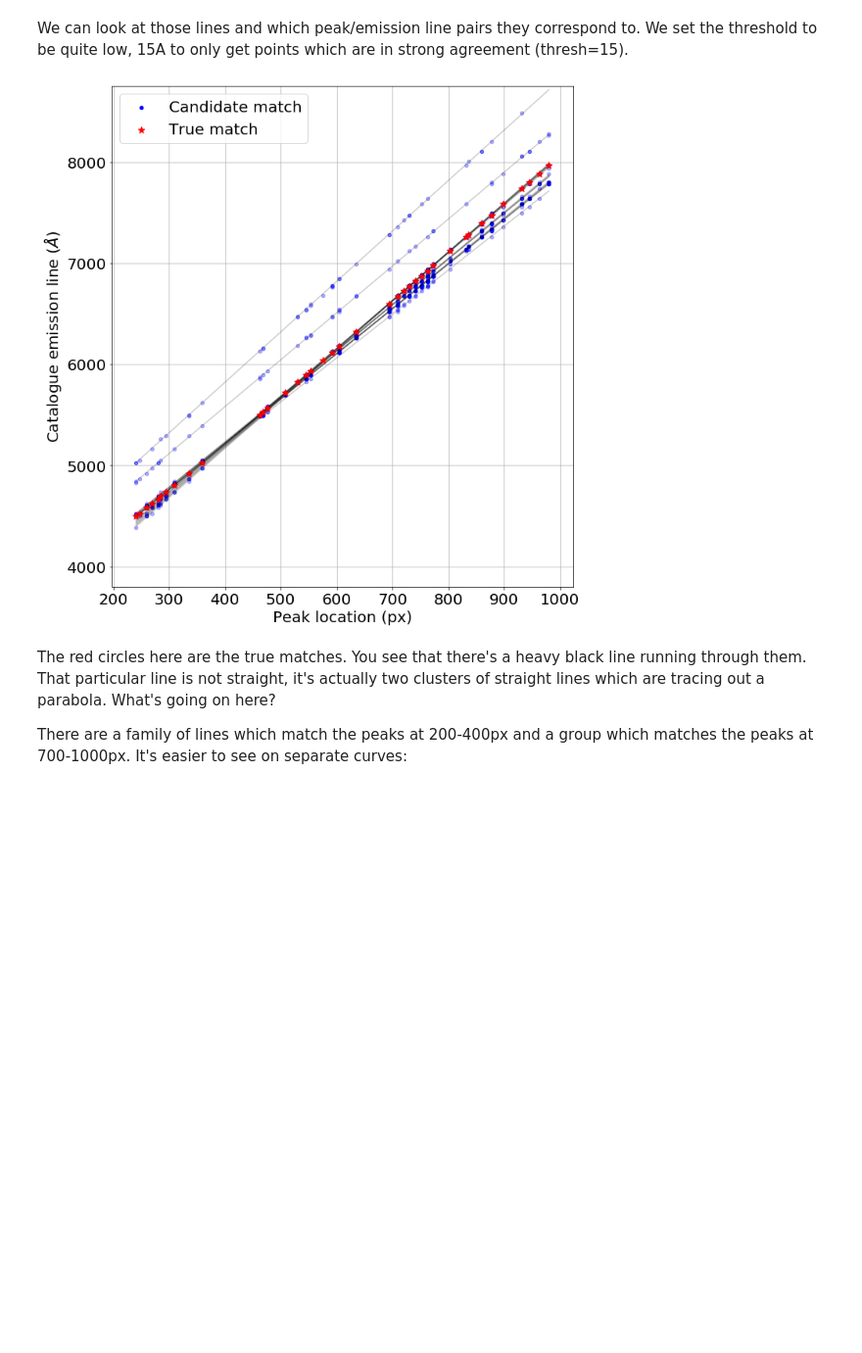
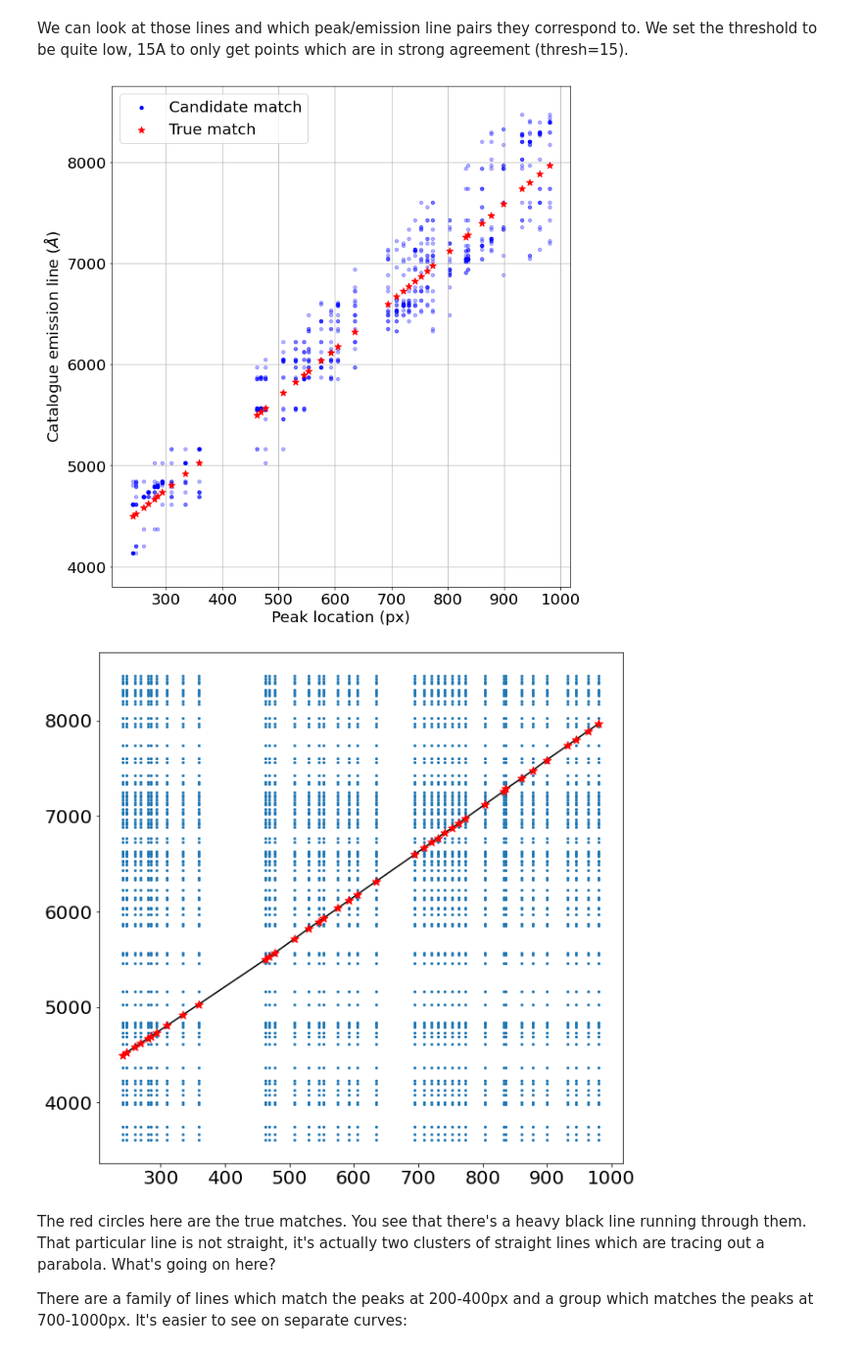
Before and after one commit to jveitchmichaelis/rascal, a Jupyter notebook: examples/Worked_example_with_ground_truth.ipynb, the cells around one changed output. Shown at 98% size. Saved outputs shown, nothing was run; the diff lists cells and outputs as text; code cells hidden in the pictures; blank space fills up the shorter version.

```diff
--- a/examples/Worked_example_with_ground_truth.ipynb
+++ b/examples/Worked_example_with_ground_truth.ipynb
@@ -58,5 +58,10 @@ Pixel position and Best-fit wavelength of the peaks:  980 matched to 7967.34
 # %% [markdown]
 Now we instantiate a calibrator. In this case, we know that our wavelength range is around 3400 to 8000 Angstrom.
 # %%
-c = Calibrator(peaks, num_pix=1024, min_wavelength=3400., max_wavelength=8000.)
+c = Calibrator(peaks)
+c.set_calibrator_properties(num_pix=1024)
+c.set_hough_properties(min_wavelength=3400.,
+                       max_wavelength=8000.,
+                       xbins=100,
+                       ybins=100)
 c.add_atlas(elements=lamps)
@@ -129,11 +135,12 @@ fig = plt.figure()
 ax = fig.add_subplot(111)
 
 # Generate hex-plot
-hexplot = ax.hexbin(*accumulator.T, gridsize=100)
+hexplot = ax.hexbin(*c.hough_points.T, gridsize=100)
 
+most_common_m, most_common_intercept = hexplot._offsets[np.argsort(-hexplot._A)[:20]].T
 # Add circles
-for l in lines:
-    ax.scatter(l[0], l[1], s=200, edgecolors='red', facecolors='None', linewidths=2)
+for m, intercept in zip(most_common_m, most_common_intercept):
+    ax.scatter(m, intercept, s=200, edgecolors='red', facecolors='None', linewidths=2)
 
 ax.scatter(m_true, c_true, s=200, edgecolors='white', facecolors='None', linewidths=2)
 
@@ -144,7 +151,7 @@ cb.set_label("Count")
 # Set the format
 ax.set_xlabel("Dispersion ($\AA$ / px)")
 ax.set_ylabel("Intercept ($\AA$)")
-ax.set_xlim(4.2, 5.)
+ax.set_xlim(4., 6.)
 ax.set_ylim(3000., 3800.)
 fig.tight_layout()
 # %% [output]
@@ -156,31 +163,51 @@ We can look at those lines and which peak/emission line pairs they correspond to
 # %%
 fig = plt.figure(figsize=(10,10))
 ax = fig.add_subplot(111)
 
 i = 0
-for l in lines:
+c.candidate_thresh=15
+c._get_candidate_points_linear()
+
+most_common_peaks, most_common_wavelengths = c._get_most_common_candidates(c.candidates, top_n_candidate=20, weighted=True)
+
+'''
+for l in c.hough_lines:
     #title("{} {}".format(*l))
-    candidate_peaks, candidate_wavelengths = c._get_candidate_points_linear(l[0], l[1], thresh=15)
     f = models.polynomial(l, degree=1)
     ax.plot(x, f(x), alpha=0.2, c='black')
+'''
 
-    if i==0:
-        ax.scatter(candidate_peaks, candidate_wavelengths, c='blue', s=20, label="Candidate match", alpha=1)
-        i = 1
-    else:
-        ax.scatter(candidate_peaks, candidate_wavelengths, c='blue', s=20, alpha=0.3)
+ax.scatter(most_common_peaks, most_common_wavelengths, c='blue', s=20, alpha=0.3)
+ax.scatter(most_common_peaks[0], most_common_wavelengths[0], c='blue', s=20, label="Candidate match", alpha=1)
 
 ax.scatter(peaks, wavelengths, c='red', s=80, marker='*', label="True match", zorder=20)
 
 # Set the format
 ax.set_xlabel("Peak location (px)", fontsize=20)
 ax.set_ylabel("Catalogue emission line ($\AA$)", fontsize=20)
 ax.set_ylim(3800,8750)
 ax.legend()
 ax.grid()
 fig.tight_layout()
+
+
+
+x = np.linspace(min(peaks), max(peaks))
+
+# Set the plotting space
+fig = plt.figure()
+ax = fig.add_subplot(111)
+
+# Plot
+ax.scatter(*c.pairs.T, s=4)
+ax.scatter(peaks, wavelengths, c='red', s=80, marker='*', label="True match", zorder=20)
+ax.plot(peaks, wavelengths, c='black', zorder=10)
+
+for p, a in zip(most_common_peaks, most_common_wavelengths):
+    ax.plot(p, a, alpha=0.4, c='black', linestyle='dashed')
 # %% [output]
-[figure, old version]
+[figure, new version]
+[figure, added]
 # %% [markdown]
 The red circles here are the true matches. You see that there's a heavy black line running through them. That particular line is not straight, it's actually two clusters of straight lines which are tracing out a parabola. What's going on here?
 
```
Also changed, not shown: parts of 11 cells of this notebook, 8 other files.
